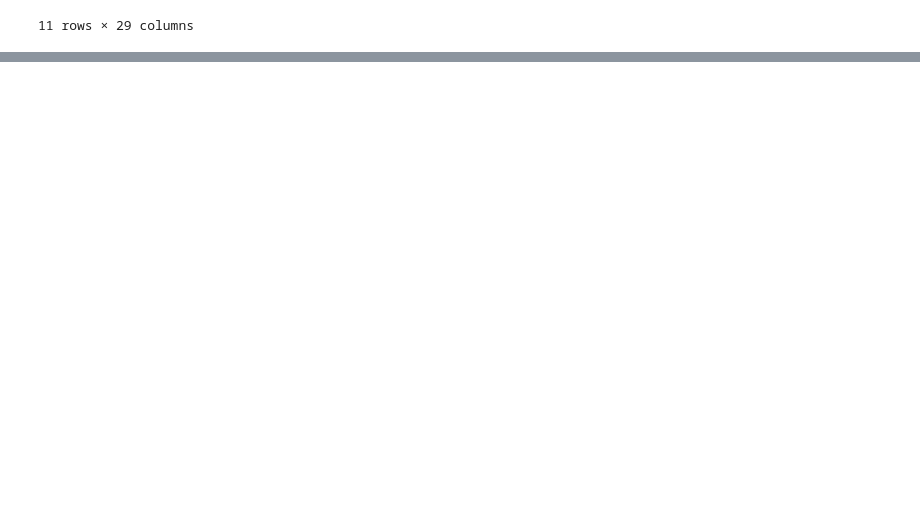
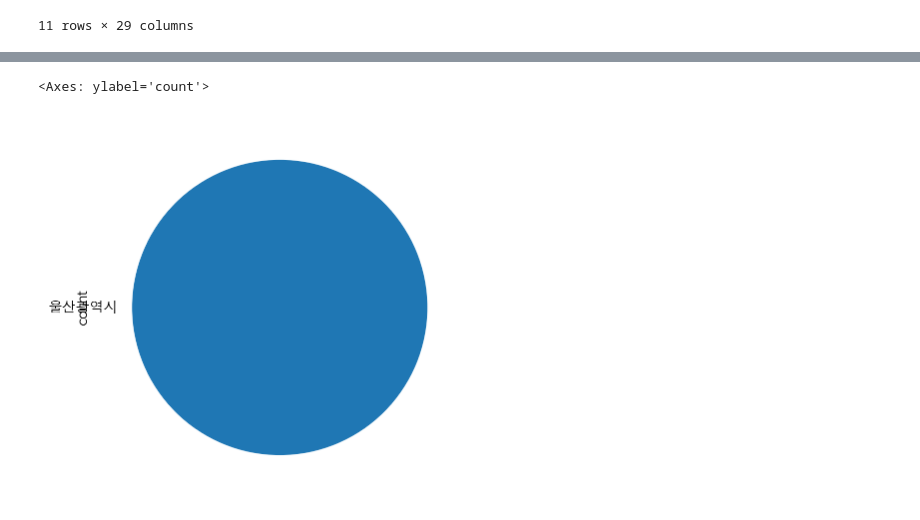
Before and after one commit to allenkang92/DA_practice, a Jupyter notebook: Data_Analysis/note/second/Market Area Analysis.ipynb, the cells around one changed output, grey strips where cells are left out. Cells and saved outputs as stored; diff of their text form; code cells hidden in the pictures; blank space fills up the shorter version.

```diff
--- a/Data_Analysis/note/second/Market Area Analysis.ipynb
+++ b/Data_Analysis/note/second/Market Area Analysis.ipynb
@@ -350,0 +416,3 @@ df.describe(include="all")
+# %%
+city = df["시도명"].value_counts()
+city
@@ -350,0 +435,5 @@ df.describe(include="all")
+# %%
+city.plot.pie()
+# %% [output]
+<Axes: ylabel='count'>
+[figure, added]
```
Also changed, not shown: parts of 14 cells of this notebook, 1 other file.
